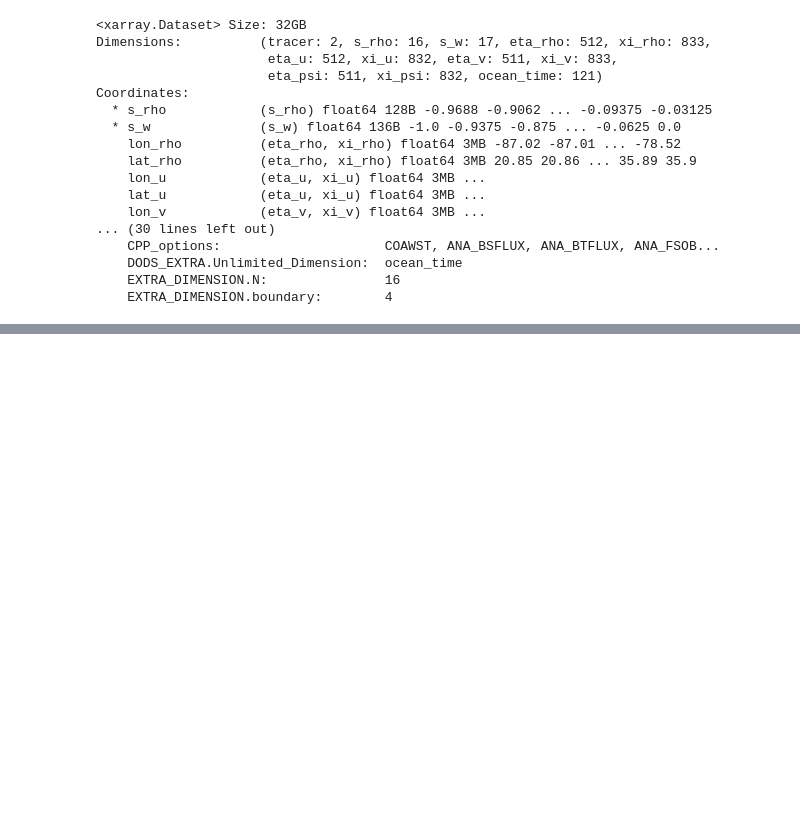
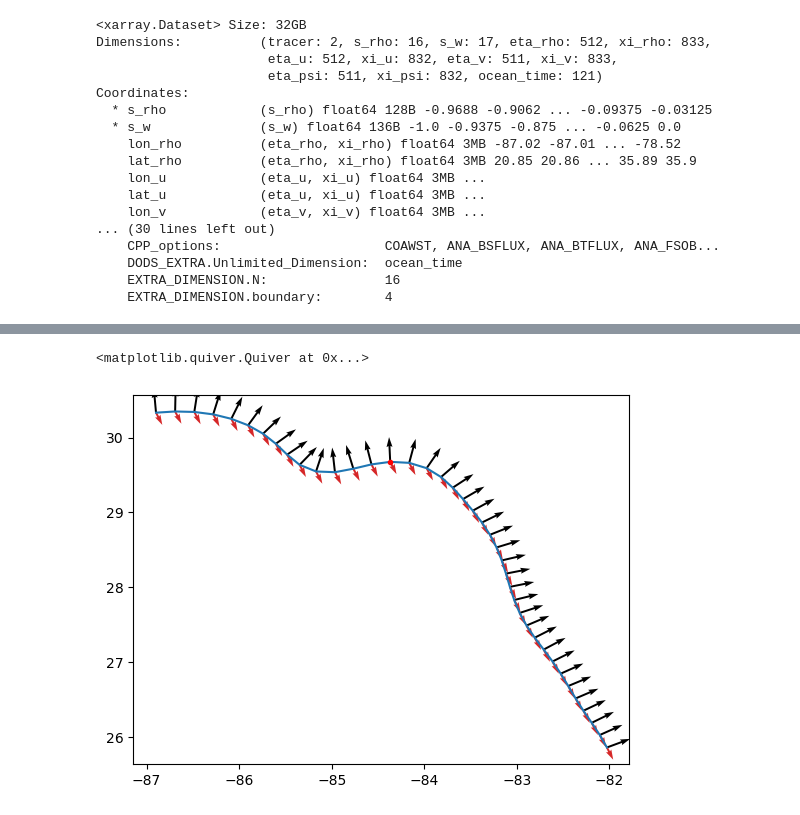
Before and after one commit to csherwood-usgs/NOPP_comparison, a Jupyter notebook: extract_eflux_on_contour.ipynb, the cells around one changed output, grey strips where cells are left out. Cells and saved outputs as stored; diff of their text form; code cells hidden in the pictures; blank space fills up the shorter version.

```diff
--- a/extract_eflux_on_contour.ipynb
+++ b/extract_eflux_on_contour.ipynb
@@ -236,0 +290,22 @@ plt.colorbar()
+# %%
+plt.plot( contour_points[:,0], contour_points[:,1])
+plt.plot( contour_points[14,0], contour_points[14, 1], '.r')
+skip=1
+fscale = 1./100.
+itime = 65
+wx, wy = xycoord(np.ones_like(Dwave_avg[:,itime]), Dwave_avg[:,itime] )
+fx, fy = xycoord( Eflux[:,itime], Dwave_avg[:,itime] )
+plt.quiver(
+    contour_points[::skip, 0], contour_points[::skip, 1], normals[::skip, 0], normals[::skip, 1],
+    scale = 20, color = 'black', width = .004)
+
+# plt.quiver(
+#     contour_points[::skip, 0], contour_points[::skip, 1], wx[:skip], wy[:skip],
+#     scale=10, color = 'tab:blue', width = .004)
+
+plt.quiver(
+    contour_points[::skip, 0], contour_points[::skip, 1], fx[:skip], fy[:skip],
+    scale=1000, color ='tab:red', width = .004)
+# %% [output]
+<matplotlib.quiver.Quiver at 0x...>
+[figure, added]
```
Also changed, not shown: parts of 13 cells of this notebook, 1 other file.
